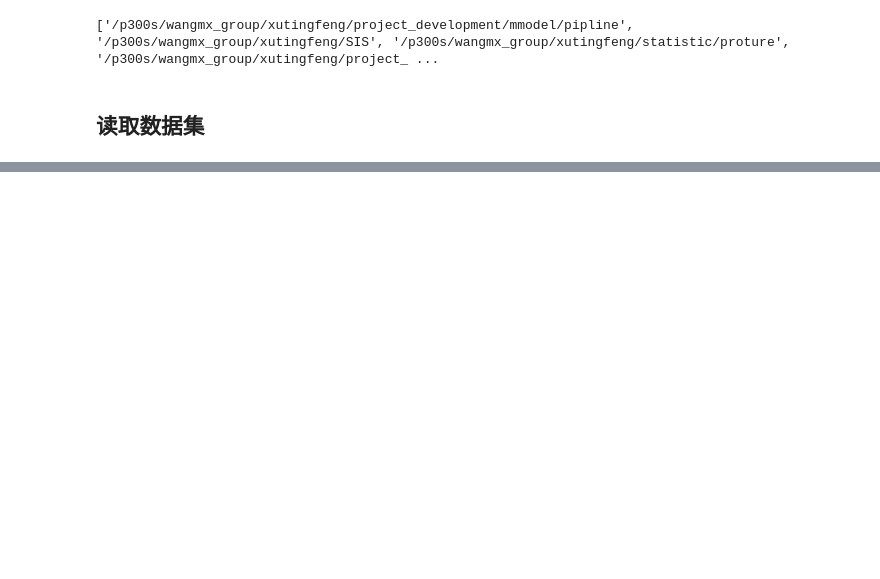
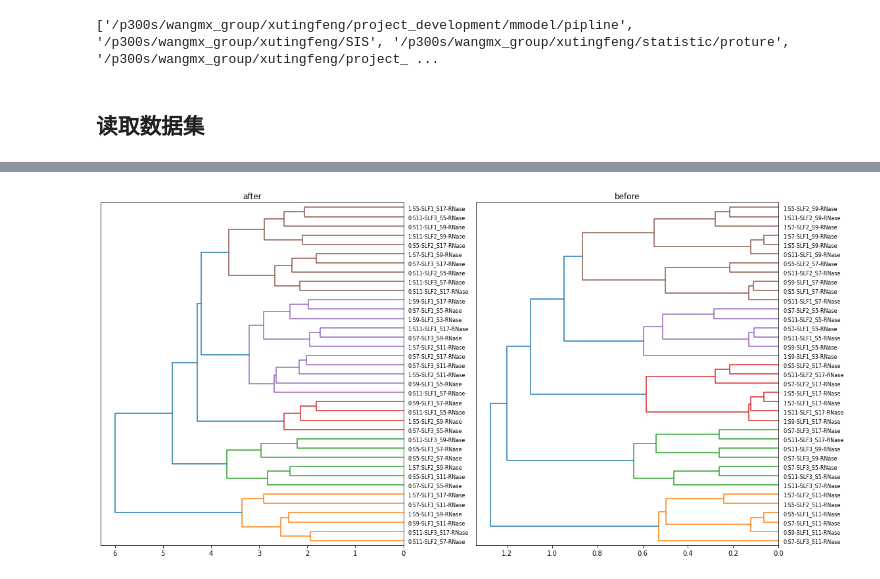
Before and after one commit to 1511878618/mmodel, a Jupyter notebook: pipline/contra.ipynb, the cells around one changed output, grey strips where cells are left out. Saved outputs shown, nothing was run; the diff lists cells and outputs as text; code cells hidden in the pictures; blank space fills up the shorter version.

```diff
--- a/pipline/contra.ipynb
+++ b/pipline/contra.ipynb
@@ -41,0 +58,4 @@ label_name_dict
+# %%
+from mmodel.utils import get_name_label_dict
+name_label_dict = get_name_label_dict(label_name_dict)
+name_label_dict
@@ -41,0 +86,6 @@ label_name_dict
+# %%
+model = LayerNormNet(512, 128, device, dtype)
+optimizer = torch.optim.NAdam(model.parameters(), lr=5e-4, betas=(0.9, 0.999))
+criterion = nn.TripletMarginLoss(margin=1, reduction='mean')
+best_loss = float('inf')
+# train_loader = get_dataloader(dist_map, label_name_dict, name_label_dict, knn=1, params={"batch_size": 4, "shuffle": True, "num_workers": 4})
@@ -41,0 +239,2 @@ label_name_dict
+# %%
+model.load_state_dict(torch.load("../data/model/81.pth"))
@@ -41,0 +254,33 @@ label_name_dict
+# %%
+import numpy as np
+from scipy.cluster.hierarchy import dendrogram, linkage
+import matplotlib.pyplot as plt
+
+def plot_dendrogram(esm_emb, name_label_dict, ax=None):
+    if ax is None:
+        fig,ax = plt.subplots(figsize=(8, 15))
+
+    # 用Ward方法进行层次聚类
+    Z = linkage(esm_emb.detach().cpu().numpy(), 'ward')
+
+    # 绘制层次聚类树状图
+    dn = dendrogram(Z,ax = ax,  orientation='left')
+    # list(name_label_dict.keys())[int(label.get_text())]
+    name_list = list(name_label_dict.keys())
+
+    new_yticklabels = []
+    for yticklabel in ax.get_yticklabels():
+        current_name = name_list[int(yticklabel.get_text())]
+        current_name_label = name_label_dict[current_name][0]
+        new_yticklabels.append(f"{current_name_label}:{current_name}")
+
+    ax.set_yticklabels(new_yticklabels, rotation=0)
+# %%
+fig, (ax1, ax2) = plt.subplots(1, 2, figsize=(16, 8))
+plot_dendrogram(model(esm_emb), name_label_dict,ax=ax1)
+ax1.set_title("after")
+plot_dendrogram(esm_emb, name_label_dict,ax=ax2)
+ax2.set_title("before")
+fig.tight_layout()
+# %% [output]
+[figure, added]
```
Also changed, not shown: parts of 24 cells of this notebook, 10 other files.
